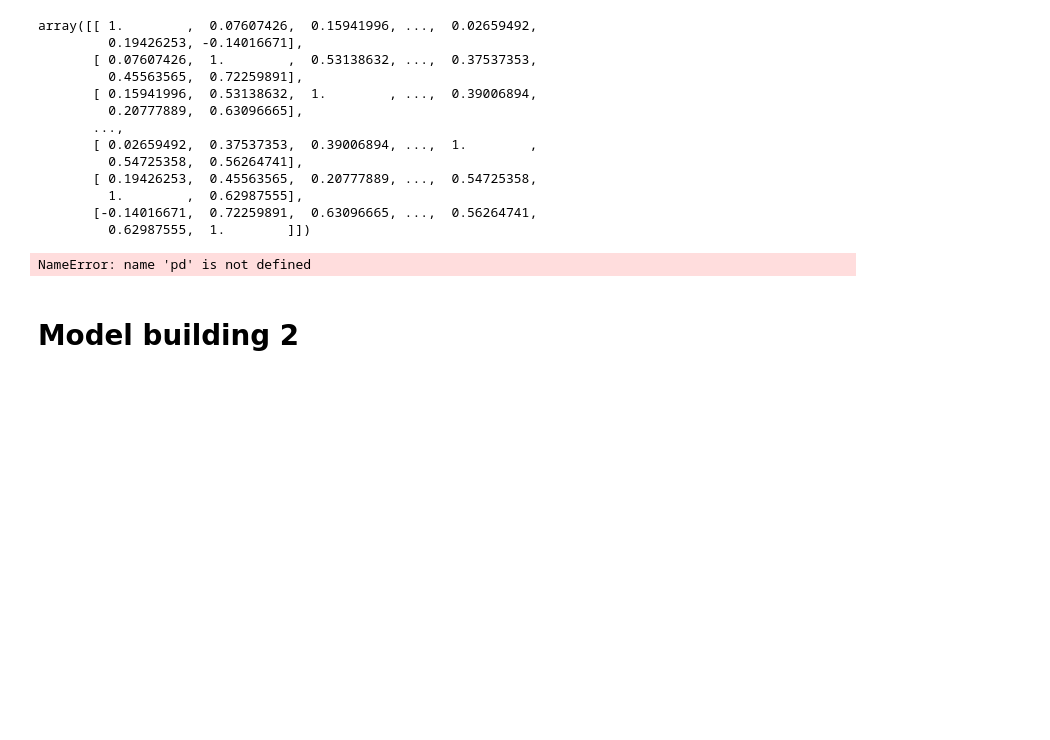
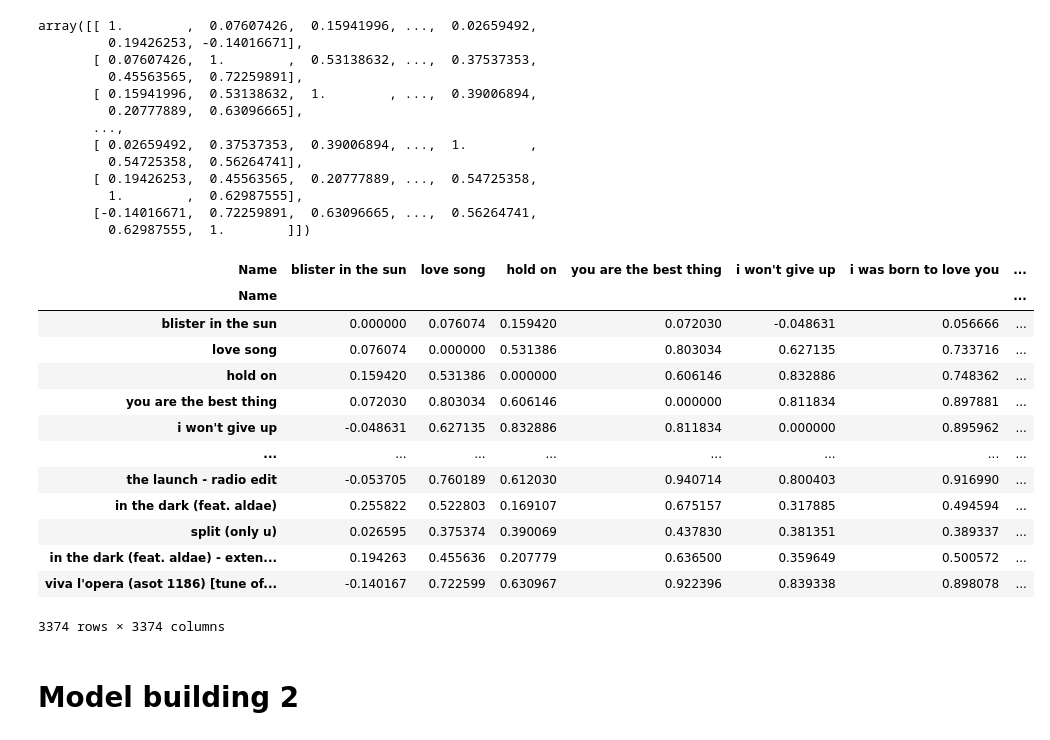
Before and after one commit to bishnusahu23/Song_recommendation, a Jupyter notebook: Song_recommendation.ipynb, the cells around one changed output. Cells and saved outputs as stored; diff of their text form; code cells hidden in the pictures; blank space fills up the shorter version.

```diff
--- a/Song_recommendation.ipynb
+++ b/Song_recommendation.ipynb
@@ -896,11 +896,24 @@ array([[ 1.        ,  0.07607426,  0.15941996, ...,  0.02659492,
        [-0.14016671,  0.72259891,  0.63096665, ...,  0.56264741,
          0.62987555,  1.        ]])
 # %%
-sim_df=pd.DataFrame(cosine_sim,columns=songs_df['Name'], index=songs_df['Name'])
+sim_df=pd.DataFrame(cosine_sim,columns=songs_df['Name'].str.lower(), index=songs_df['Name'].str.lower())
 # filling the digonal values to sero
 np.fill_diagonal(sim_df.values, 0)
 sim_df
 # %% [output]
+| Name | blister in the sun | love song | hold on | you are the best thing | i won't give up | i was born to love you | ... |
+| Name |  |  |  |  |  |  | ... |
+| blister in the sun | 0.000000 | 0.076074 | 0.159420 | 0.072030 | -0.048631 | 0.056666 | ... |
+| love song | 0.076074 | 0.000000 | 0.531386 | 0.803034 | 0.627135 | 0.733716 | ... |
+| hold on | 0.159420 | 0.531386 | 0.000000 | 0.606146 | 0.832886 | 0.748362 | ... |
+| you are the best thing | 0.072030 | 0.803034 | 0.606146 | 0.000000 | 0.811834 | 0.897881 | ... |
+| i won't give up | -0.048631 | 0.627135 | 0.832886 | 0.811834 | 0.000000 | 0.895962 | ... |
+| ... | ... | ... | ... | ... | ... | ... | ... |
+| the launch - radio edit | -0.053705 | 0.760189 | 0.612030 | 0.940714 | 0.800403 | 0.916990 | ... |
+| in the dark (feat. aldae) | 0.255822 | 0.522803 | 0.169107 | 0.675157 | 0.317885 | 0.494594 | ... |
+| split (only u) | 0.026595 | 0.375374 | 0.390069 | 0.437830 | 0.381351 | 0.389337 | ... |
+| in the dark (feat. aldae) - exten... | 0.194263 | 0.455636 | 0.207779 | 0.636500 | 0.359649 | 0.500572 | ... |
+| viva l'opera (asot 1186) [tune of... | -0.140167 | 0.722599 | 0.630967 | 0.922396 | 0.839338 | 0.898078 | ... |
-NameError: name 'pd' is not defined
+3374 rows × 3374 columns
 # %%
 with open('similarity.pkl','wb') as file:
```
Also changed, not shown: parts of 5 cells of this notebook, 10 other files.
